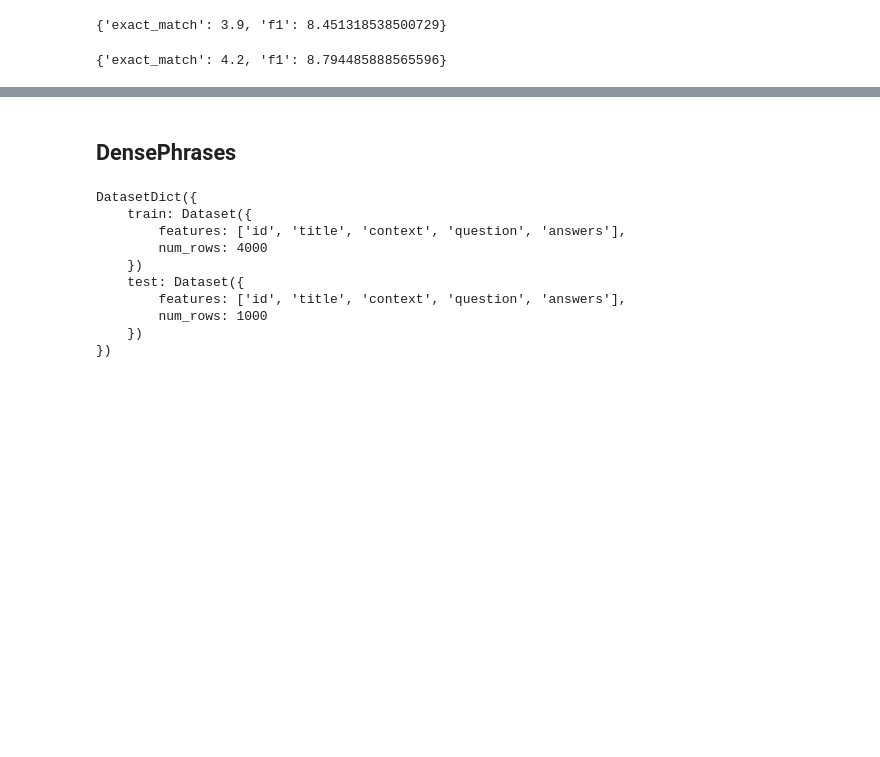
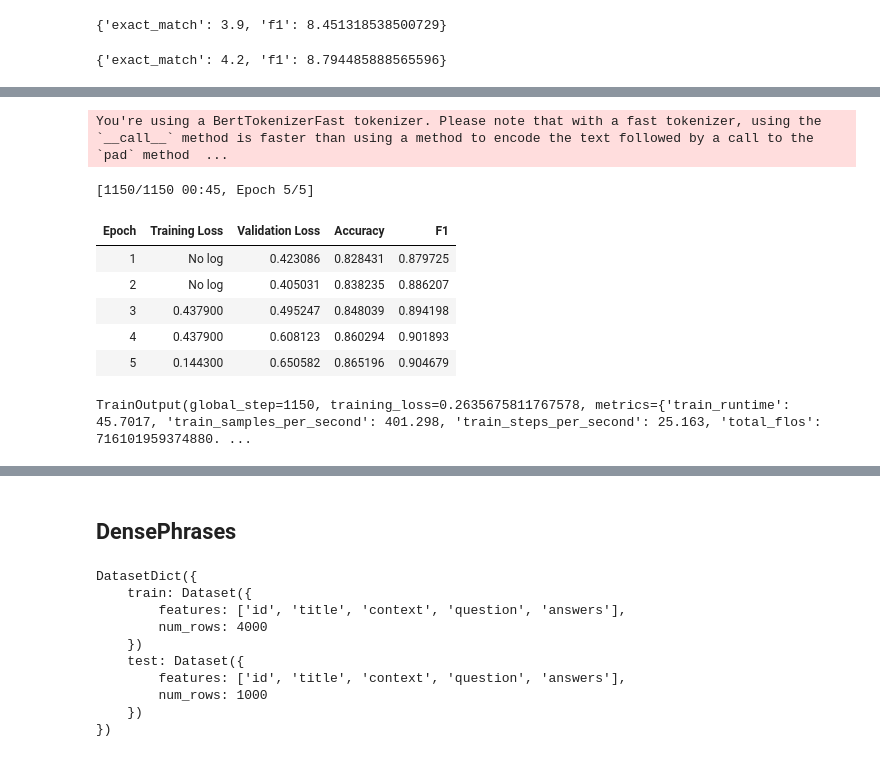
Before and after one commit to abcp4/NLPLab, a Jupyter notebook: berts/bert_colt5.ipynb, the cells around one changed output, grey strips where cells are left out. Cells and saved outputs as stored; diff of their text form; code cells hidden in the pictures; blank space fills up the shorter version.

```diff
--- a/berts/bert_colt5.ipynb
+++ b/berts/bert_colt5.ipynb
@@ -669,0 +682,12 @@ for _,data in enumerate(eval_dataloader):
+# %%
+trainer.train()
+# %% [output]
+You're using a BertTokenizerFast tokenizer. Please note that with a fast tokenizer, using the `__call__` method is faster than using a method to encode the text followed by a call to the `pad` method  ...
+[1150/1150 00:45, Epoch 5/5]
+| Epoch | Training Loss | Validation Loss | Accuracy | F1 |
+| 1 | No log | 0.423086 | 0.828431 | 0.879725 |
+| 2 | No log | 0.405031 | 0.838235 | 0.886207 |
+| 3 | 0.437900 | 0.495247 | 0.848039 | 0.894198 |
+| 4 | 0.437900 | 0.608123 | 0.860294 | 0.901893 |
+| 5 | 0.144300 | 0.650582 | 0.865196 | 0.904679 |
+TrainOutput(global_step=1150, training_loss=0.2635675811767578, metrics={'train_runtime': 45.7017, 'train_samples_per_second': 401.298, 'train_steps_per_second': 25.163, 'total_flos': 716101959374880. ...
```
Also changed, not shown: parts of 61 cells of this notebook.
